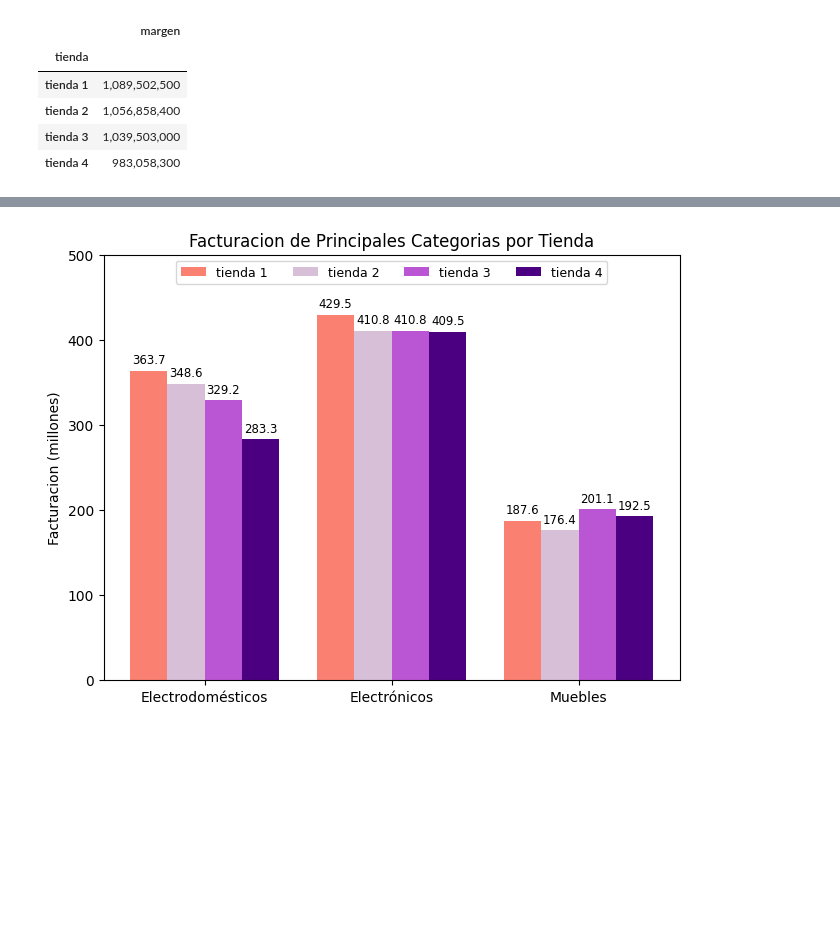
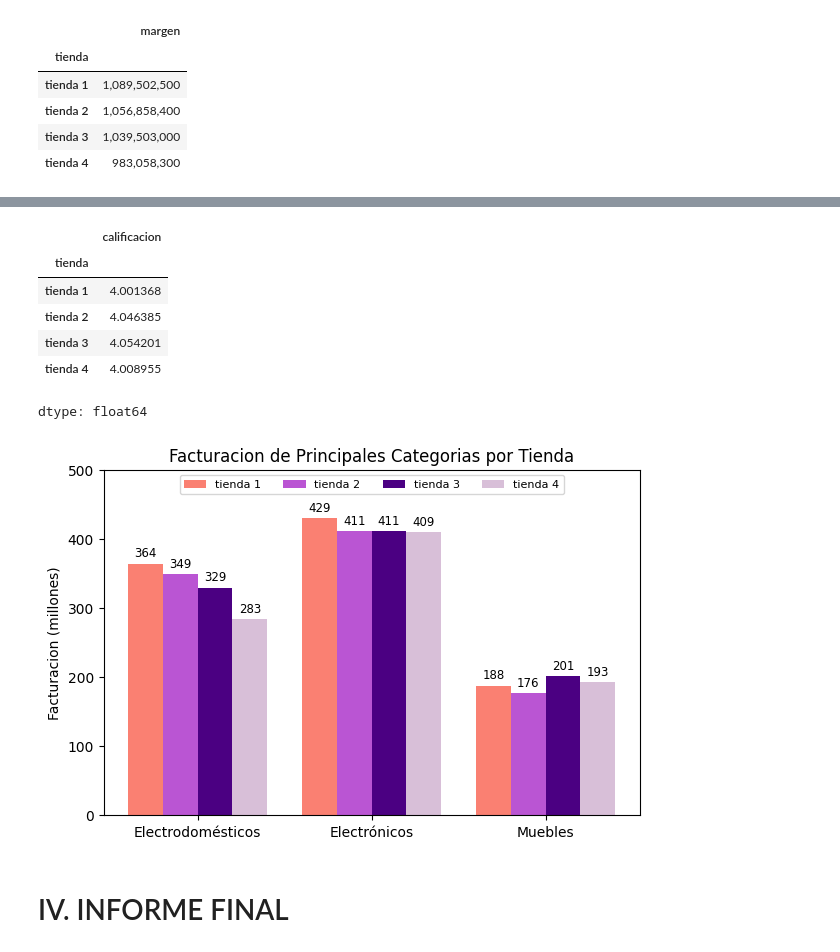
Before and after one commit to rmedi21/challenge-alura-store, a Jupyter notebook: AluraStoreLatam.ipynb, the cells around one changed output, grey strips where cells are left out. Saved outputs shown, nothing was run; the diff lists cells and outputs as text; code cells hidden in the pictures; blank space fills up the shorter version.

```diff
--- a/AluraStoreLatam.ipynb
+++ b/AluraStoreLatam.ipynb
@@ -33,6 +33,9 @@ df_tiendas = df_tiendas.rename(columns={'Producto': 'producto', 'Categoría del
                                        'Fecha de Compra': 'fecha', 'Vendedor': 'vendedor',
                                        'Lugar de Compra': 'lugar', 'Calificación': 'calificacion',
                                        'Método de pago': 'metodo_pago', 'Cantidad de cuotas': 'numero_cuotas'})
+
+# Estilos
+colores = ['salmon', 'mediumorchid', 'indigo', 'thistle']
 # %%
 df_tiendas.info()
 # %% [output]
@@ -322,7 +300,7 @@ Index(['tienda 1', 'tienda 2', 'tienda 3', 'tienda 4'], dtype='object', name='ti
 # %%
 # Grafico 1: Facturacion, Costo y Margen
 # La tienda 4 es la que genera mayor facturacion y tiene mayor margen
-colores = ['royalblue', 'orange', 'tomato']
+colores2 = ['royalblue', 'orange', 'tomato']
 df_tiendas_resumen = df_tiendas.groupby('tienda') \
                                .agg(facturacion=('precio', 'sum'), costo=('costo', 'sum'))
 df_tiendas_resumen['margen'] = df_tiendas.groupby('tienda') \
@@ -337,7 +315,7 @@ for i, ax in enumerate(axs.flat):
   data = df_tiendas_resumen[concepto].sort_values(ascending=True)
 
   # Grafico
-  ax.barh(data.index, data, color=colores[i], height=0.5)
+  ax.barh(data.index, data, color=colores2[i], height=0.5)
 
   # Estilos
   ax.set_frame_on(False)          # quitar borde
@@ -348,7 +326,9 @@ for i, ax in enumerate(axs.flat):
   # Agregar valores
   for i, valor in enumerate(data):
     valor_mill = valor / 1000000
-    ax.text(valor + 30, i, f"{valor_mill:,.2f}M", color='black', fontsize=8.5, ha='left', va='center')   # x, y, texto, estilos
+    ax.text(valor + 30, i, f"{valor_mill:,.0f}M", color='black', fontsize=8.5, ha='left', va='center')   # x, y, texto, estilos
 
 plt.show()
+# plt.savefig("facturacion_costo_margen.png", bbox_inches='tight')
+# plt.close()
 # %% [output]
@@ -356,19 +336,16 @@ plt.show()
 # %%
 # Grafico 2: Calificacion promedio por tienda
-# Estilos
-colores = ['salmon', 'thistle', 'mediumorchid', 'indigo']
-
 # Calificacion general
 df_tiendas_calif = df_tiendas.groupby('tienda')['calificacion'].mean().reset_index()
 
-# Calificacion ultimos 12 meses
+# Calificacion ultimos 24 meses
 df_tiendas_12um = df_tiendas[df_tiendas['fecha'] > '2022-03-31'].copy()
 df_tiendas_12um['periodo'] = df_tiendas_12um['fecha'].dt.strftime('%Y%m')
 df_tiendas_calif_ult = df_tiendas_12um.pivot_table(columns='periodo', index='tienda', values='calificacion')
 
 # Subplots
 fig, axs = plt.subplots(1, 2, figsize=(10, 3), width_ratios=[1.3, 2])
-fig.suptitle('Calificacion promedio por tienda', fontsize=14, y=1.13)
+fig.suptitle('Calificacion promedio por Tienda', fontsize=14, y=1.08)
 fig.subplots_adjust(hspace=0.05, wspace=0.2)
 
 # Grafico izquierdo: calificacion general
@@ -386,6 +363,8 @@ for index, row in df_tiendas_calif_ult.iterrows():
 axs[1].set_yticks([3.4, 3.8, 4.2, 4.6])
 axs[1].xaxis.set_major_locator(plt.MultipleLocator(2))
 axs[1].legend(prop={'size': 8}, loc='lower left', ncols=2, labelspacing=0.5, columnspacing=0.5)
-axs[1].set_title('Calificacion Ultimos 12 meses')
+axs[1].set_title('Calificacion Promedio Mensual (ultimos 12 meses)')
 
-plt.show()
+# plt.show()
+plt.savefig("calificacion_promedio.png", bbox_inches='tight')
+plt.close()
@@ -394,35 +381,47 @@ plt.show()
+# %%
+df_tiendas[df_tiendas['fecha'] > '2022-03-31'].groupby('tienda')['calificacion'].mean() # BORRAR
+# %% [output]
+|  | calificacion |
+| tienda |  |
+| tienda 1 | 4.001368 |
+| tienda 2 | 4.046385 |
+| tienda 3 | 4.054201 |
+| tienda 4 | 4.008955 |
+dtype: float64
 # %%
 # Grafico 3: Categorias mas vendidas por tienda
 # Dataset
 cats = df_tiendas.groupby('categoria').agg({'precio': 'sum'}) \
                                       .sort_values('precio', ascending=False) \
                                       .head(3) \
                                       .index.tolist()
 df_tienda_categoria = df_tiendas.query('categoria in @cats')
 df_tienda_categoria = pd.crosstab(df_tienda_categoria['tienda'], df_tienda_categoria['categoria'], \
                                   aggfunc='sum', values=df_tienda_categoria['precio'])
 
 # Grafico
 x = np.arange(len(df_tienda_categoria.columns))
 ancho_barra = 0.2
 m = 0
 
-fig, ax = plt.subplots(layout='constrained')
+fig, ax = plt.subplots(layout='constrained', figsize=(6,4))
 
 # Se pinta por atributo
 for index, row in df_tienda_categoria.iterrows():
   offset = ancho_barra * m
   rects = ax.bar(x + offset, row / 1000000, ancho_barra, label=index, color=colores[m])
-  ax.bar_label(rects, padding=3, fmt='{:,.1f}', fontsize=8.5)
+  ax.bar_label(rects, padding=3, fmt='{:,.0f}', fontsize=8.5)
   m += 1
 
 ax.set_title('Facturacion de Principales Categorias por Tienda')
 ax.set_ylabel('Facturacion (millones)', fontsize=10)
 ax.set_ylim(0, 500)
 ax.tick_params(axis='both', which='major', labelsize=10)
 ax.set_xticks(x + ancho_barra * 1.5, df_tienda_categoria.columns)
-ax.legend(loc='upper center', ncols=4, prop={'size': 9})
+ax.legend(loc='upper center', ncols=4, prop={'size': 8})
 
 plt.show()
+# plt.savefig("facturacion_categorias.png", bbox_inches='tight')
+# plt.close()
 # %% [output]
-[figure, old version]
+[figure, new version]
@@ -428,0 +466,2 @@ plt.show()
+# %% [markdown]
+# IV. INFORME FINAL
```
Also changed, not shown: parts of 27 cells of this notebook.
